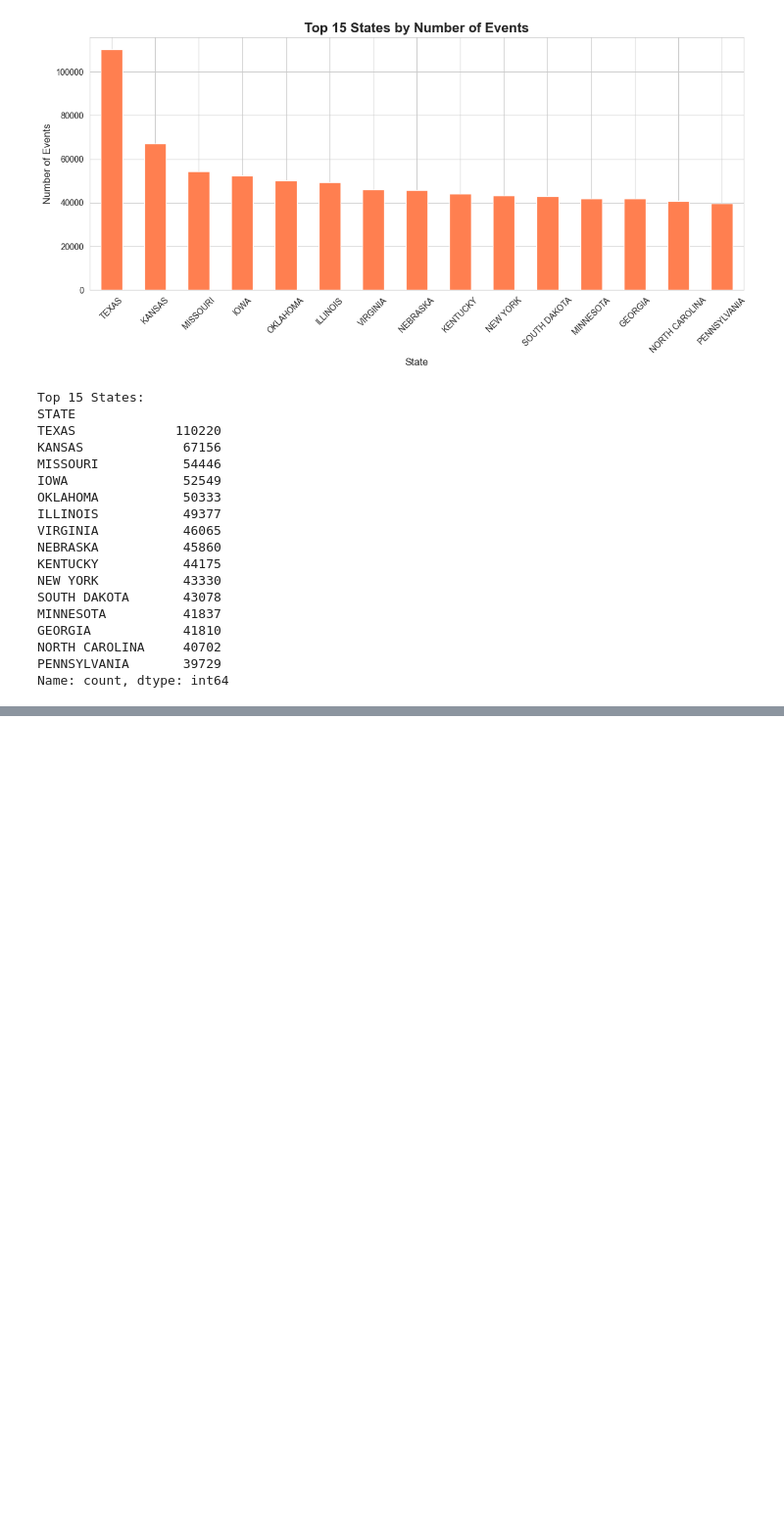
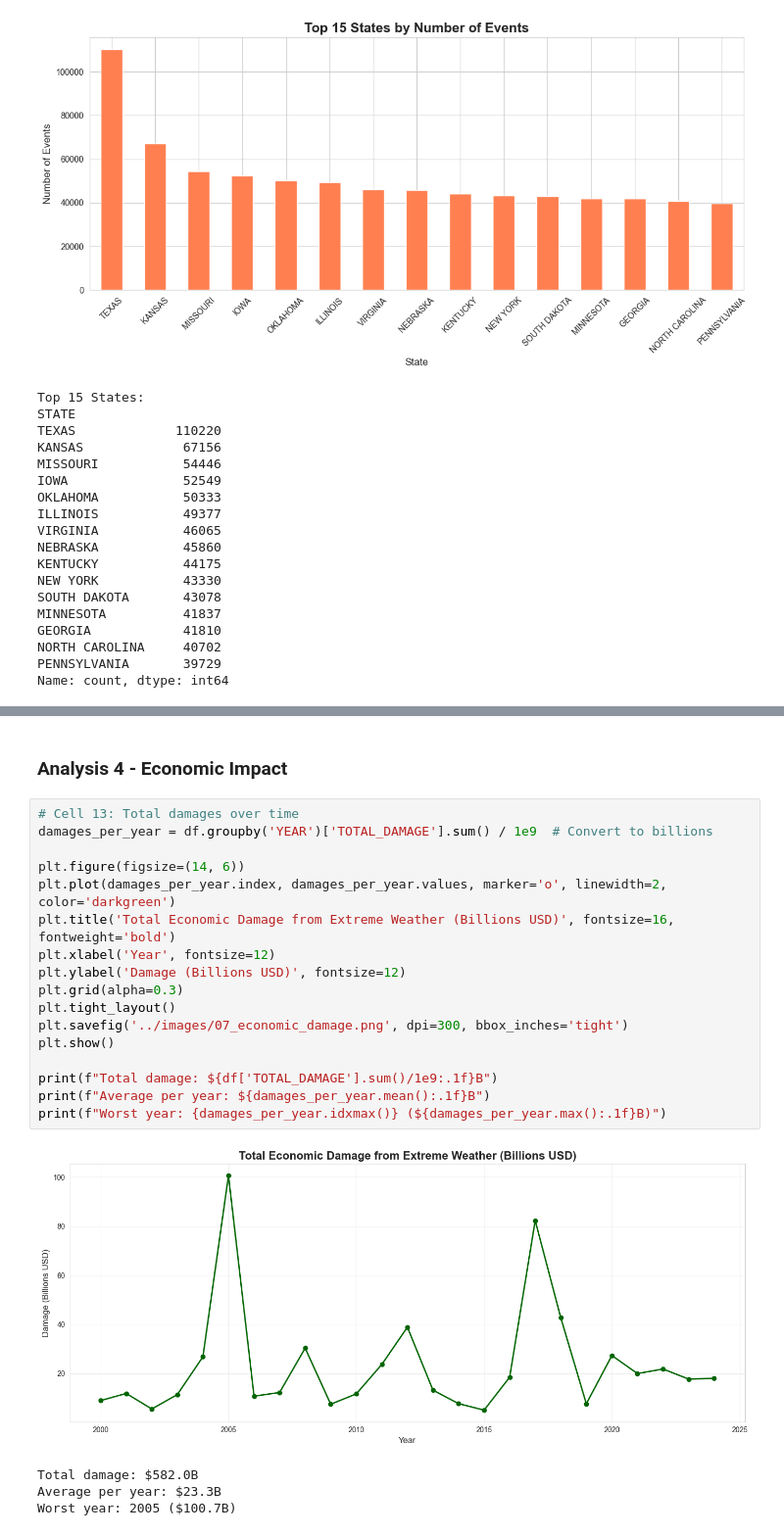
Before and after one commit to Lucasqrz1/us_extreme_weather_prediction, a Jupyter notebook: notebooks/01_data_exploration.ipynb, the cells around one changed output, grey strips where cells are left out. Shown at 98% size. Cells and saved outputs as stored; diff of their text form; blank space fills up the shorter version.

```diff
--- a/notebooks/01_data_exploration.ipynb
+++ b/notebooks/01_data_exploration.ipynb
@@ -280,0 +367,24 @@ Name: count, dtype: int64
+# %% [markdown]
+### Analysis 4 - Economic Impact
+# %%
+# Cell 13: Total damages over time
+damages_per_year = df.groupby('YEAR')['TOTAL_DAMAGE'].sum() / 1e9  # Convert to billions
+
+plt.figure(figsize=(14, 6))
+plt.plot(damages_per_year.index, damages_per_year.values, marker='o', linewidth=2, color='darkgreen')
+plt.title('Total Economic Damage from Extreme Weather (Billions USD)', fontsize=16, fontweight='bold')
+plt.xlabel('Year', fontsize=12)
+plt.ylabel('Damage (Billions USD)', fontsize=12)
+plt.grid(alpha=0.3)
+plt.tight_layout()
+plt.savefig('../images/07_economic_damage.png', dpi=300, bbox_inches='tight')
+plt.show()
+
+print(f"Total damage: ${df['TOTAL_DAMAGE'].sum()/1e9:.1f}B")
+print(f"Average per year: ${damages_per_year.mean():.1f}B")
+print(f"Worst year: {damages_per_year.idxmax()} (${damages_per_year.max():.1f}B)")
+# %% [output]
+[figure, added]
+Total damage: $582.0B
+Average per year: $23.3B
+Worst year: 2005 ($100.7B)
```
Also changed, not shown: parts of 9 cells of this notebook, 4 other files.
